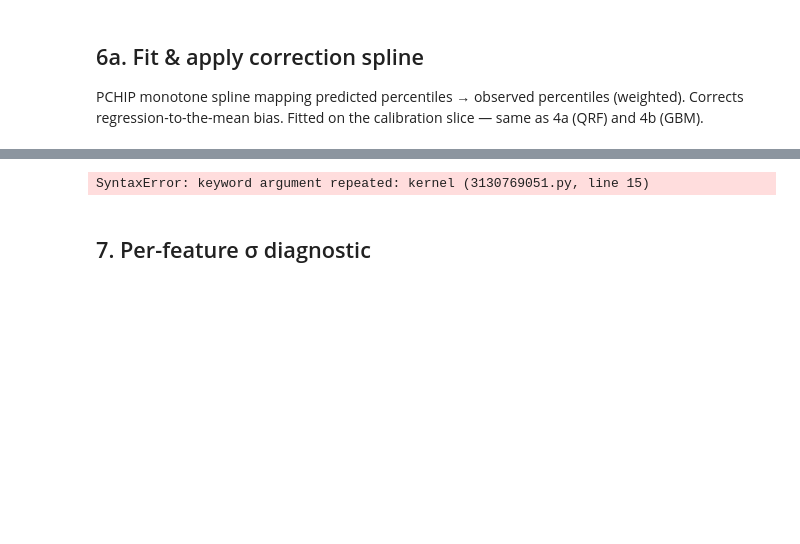
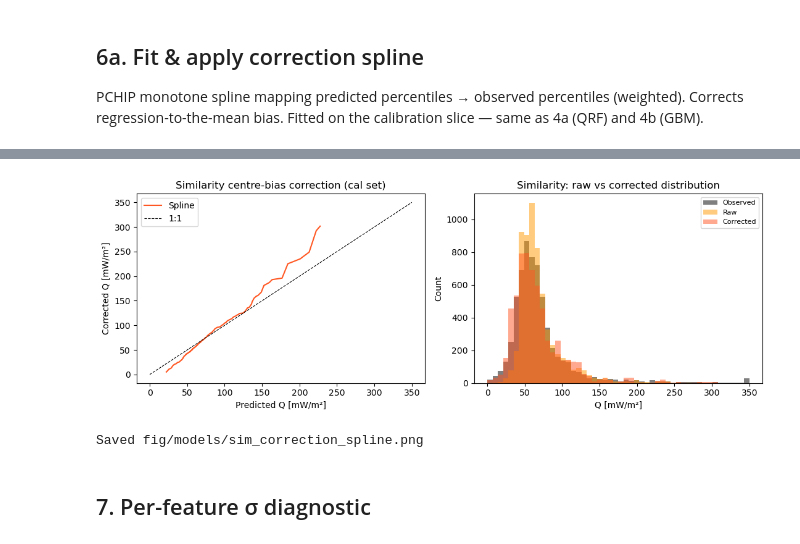
Before and after one commit to TobbeTripitaka/Aq2, a Jupyter notebook: 4c_SIM_MODEL.ipynb, the cells around one changed output, grey strips where cells are left out. Cells and saved outputs as stored; diff of their text form; code cells hidden in the pictures; blank space fills up the shorter version.

Commit message:
sim parameter file fixed

```diff
--- a/4c_SIM_MODEL.ipynb
+++ b/4c_SIM_MODEL.ipynb
@@ -105,7 +105,9 @@ with open(param_dir / 'sim_best_params.json') as fp:
     PARAMS = json.load(fp)
 
 # obs_sel: use features list stored in JSON (from sweep), fall back to obs_model
-obs_sel    = PARAMS.get('features', obs_model)
+# obs_sel    = PARAMS.get('features', obs_model)
+obs_sel = PARAMS.get('obs_sel', PARAMS.get('features', obs_model))
+
 K          = float(PARAMS['SIM_BEST_K'])
 SIM_SIGMAS = {f: float(v) for f, v in PARAMS['SIM_SIGMAS'].items()}
 
@@ -250,10 +252,9 @@ q_cal_raw, _, _, _ = similarity_predict(
     S_r = sigma_arr,
     K = float(K),
     W_r = w_tr.astype(np.float32),
+    kernel = SIM_KERNEL,
     weight_mode = SIM_WEIGHT_MODE,
     use_sigma_helper = False,
-    kernel      = 'rbf',
-    weight_mode = 'shifted_exp',
 )
 print(f' Cal prediction wall time: {(time.time()-t0)/60:.1f} min')
 
@@ -283,4 +285,5 @@ Predicting on calibration slice for spline fitting ...
+[figure, added]
-SyntaxError: keyword argument repeated: kernel (3130769051.py, line 15)
+Saved fig/models/sim_correction_spline.png
 # %% [markdown]
 ## 7. Per-feature σ diagnostic
 # %%
```
Also changed, not shown: parts of 9 cells of this notebook, 6 other files.
